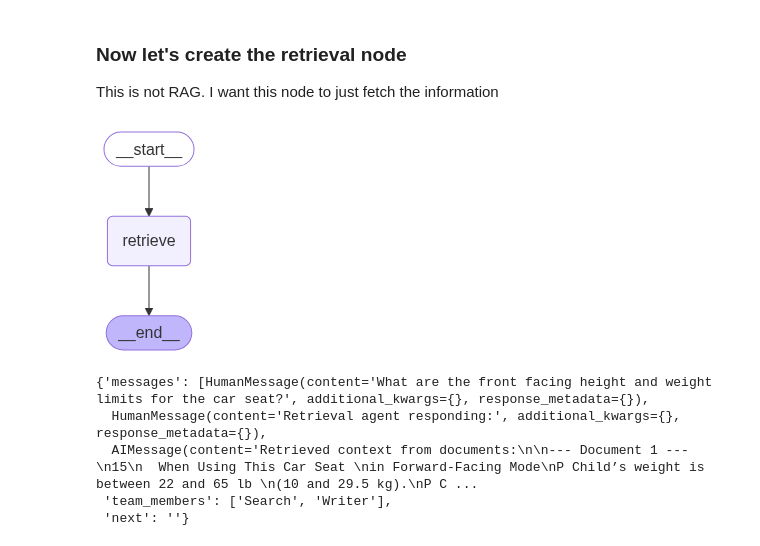
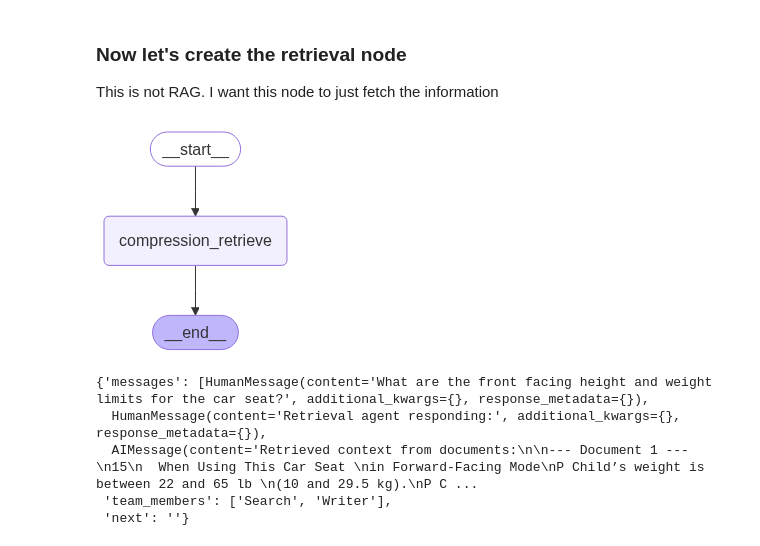
Before and after one commit to Kebniss/AIE7, a Jupyter notebook: 11_Assignment/development_v1.ipynb, the cells around one changed output. Cells and saved outputs as stored; diff of their text form; code cells hidden in the pictures.

```diff
--- a/11_Assignment/development_v1.ipynb
+++ b/11_Assignment/development_v1.ipynb
@@ -133,37 +133,52 @@ compression_retriever = ContextualCompressionRetriever(
 # %%
 from langgraph.graph import START, StateGraph
 from typing_extensions import TypedDict
 from langchain_core.documents import Document
 from langchain_core.output_parsers import StrOutputParser
 
 class RetrievalState(TypedDict):
     messages: Annotated[List[BaseMessage], operator.add]
     team_members: List[str]
     next: str
 
-def retrieve(state: RetrievalState) -> RetrievalState:
+def compression_retrieve(state: RetrievalState) -> RetrievalState:
     retrieved_docs = compression_retriever.invoke(state["messages"][-1].content)  # Get question from last message
 
     # Convert Documents to messages
     context_message = f"Retrieved context from documents:\n"
     for i, doc in enumerate(retrieved_docs):
         context_message += f"\n--- Document {i+1} ---\n{doc.page_content}\n"
 
     return {
         "messages": [
             HumanMessage(content="Retrieval agent responding:"),
             AIMessage(content=context_message, name="Retrieval")
         ]
     }
 
+def compression_retrieve(state: RetrievalState) -> RetrievalState:
+    retrieved_docs = naive_retriever.invoke(state["messages"][-1].content)  # Get question from last message
+
+    # Convert Documents to messages
+    context_message = f"Retrieved context from documents:\n"
+    for i, doc in enumerate(retrieved_docs):
+        context_message += f"\n--- Document {i+1} ---\n{doc.page_content}\n"
+
+    return {
+        "messages": [
+            HumanMessage(content="Retrieval agent responding:"),
+            AIMessage(content=context_message, name="Retrieval")
+        ]
+    }
+
 graph_builder = StateGraph(RetrievalState)
-graph_builder = graph_builder.add_sequence([retrieve])
-graph_builder.add_edge(START, "retrieve")
+graph_builder = graph_builder.add_sequence([compression_retrieve])
+graph_builder.add_edge(START, "compression_retrieve")
 retrieval_graph = graph_builder.compile()
 
 retrieval_graph
 # %% [output]
-[figure, old version]
+[figure, new version]
 # %%
 def retrieval_enter_chain(question: str):
     return {
```
Also changed, not shown: parts of 10 cells of this notebook, 1 other file.
